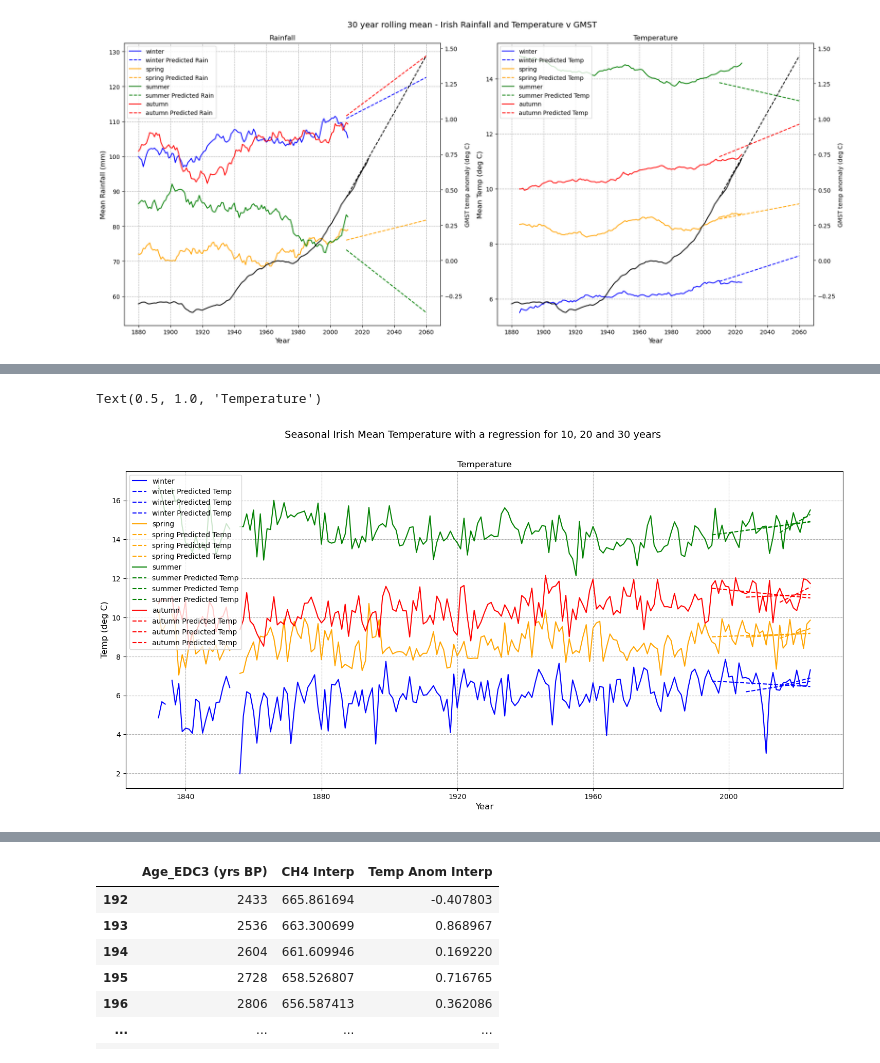
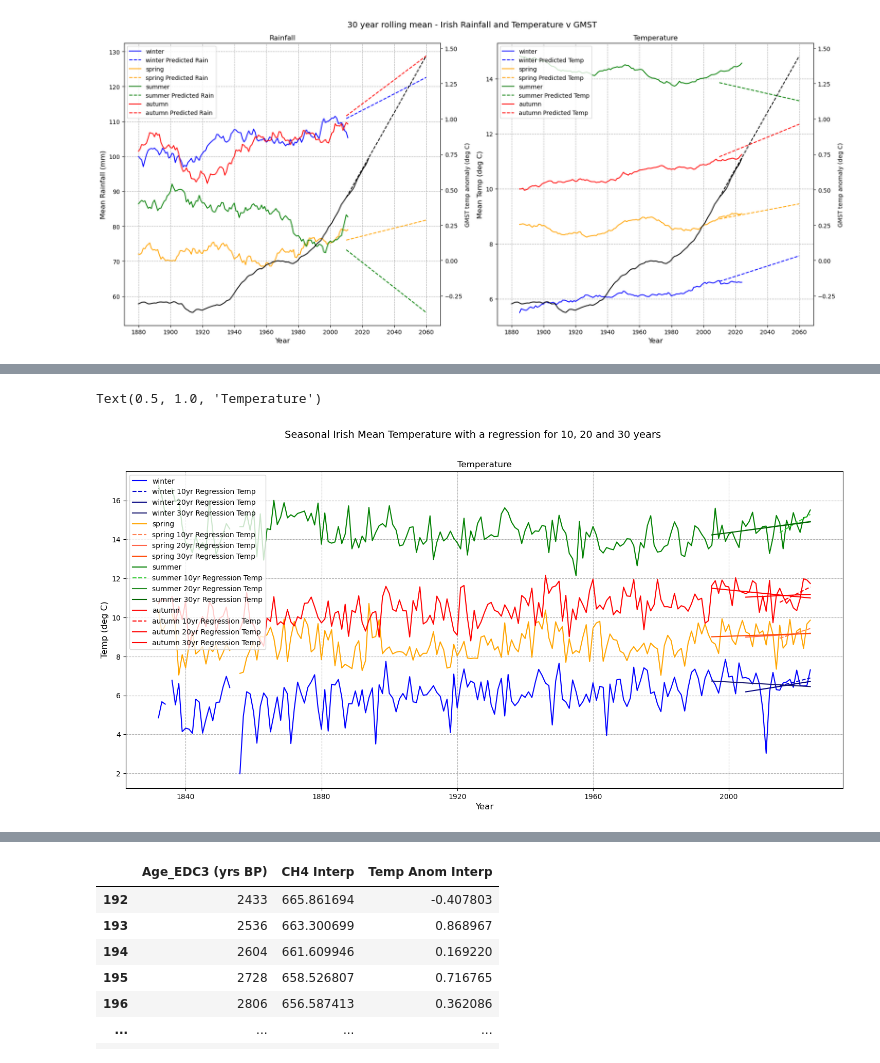
Before and after one commit to Eilis9/PfDA_Project2, a Jupyter notebook: analysis.ipynb, the cells around one changed output, grey strips where cells are left out. Cells and saved outputs as stored; diff of their text form; code cells hidden in the pictures.

```diff
--- a/analysis.ipynb
+++ b/analysis.ipynb
@@ -99,6 +100,15 @@ def assign_season_class(the_data, the_class, months):
 # return the rolling mean
 def rolling_seasonal_mean(data, window, step):
   return data.rolling(window, step=step).mean()
+
+# Add datetime index to a dataframe for a list of years
+def add_datetime(the_data, years):
+  the_data['Year'] = years
+  the_data['Month'] = 12
+  the_data['Day'] = 31
+  the_data['datetime'] = pd.to_datetime(the_data[['Year', 'Month', 'Day']])
+  the_data.set_index('datetime', inplace=True)
+  return the_data
 # %% [markdown]
 ## The CO2 and Temperature Anomaly Plot (800kyrs BP - present)
 
@@ -705,8 +703,11 @@ fig.tight_layout()
 # %%
-regression_time_period = [5, 10, 15, 20, 25, 30, 35, 40]
+
 regression_value_10yrs = pd.DataFrame()
 regression_value_20yrs = pd.DataFrame()
 regression_value_30yrs = pd.DataFrame()
+reg_plot_colours_10=['mediumblue', 'coral', 'limegreen', 'r' ]
+reg_plot_colours_20=['navy', 'tomato', 'forestgreen', 'r' ]
+reg_plot_colours_30=['midnightblue', 'orangered', 'darkgreen', 'r' ]
 
 seasonal_means = [yearly_season_mean_winter, yearly_season_mean_spring, yearly_season_mean_summer, yearly_season_mean_autumn]
 
@@ -729,52 +730,38 @@ for i, season in enumerate(seasonal_means):
   pred_temp_10 = regres_temp_10[3].predict(year_10yrs_reshape)
   regression_value_10yrs[f'{i} temp (deg C)'] = pred_temp_10
   # 20 yr
   irish_met_20yr = the_data[((the_data['Year'] >= year_20yrs[0]) & (the_data['Year'] <= year_20yrs[-1]))]
   irish_met_20yr = irish_met_20yr.reset_index(drop=True)
   regres_temp_20 = lin_reg(irish_met_20yr['Year'], irish_met_20yr['Mean Irish Air temp (deg C)'])
   pred_temp_20 = regres_temp_20[3].predict(year_20yrs_reshape)
   regression_value_20yrs[f'{i} temp (deg C)'] = pred_temp_20
   # 30 yr
   irish_met_30yr = the_data[((the_data['Year'] >= year_30yrs[0]) & (the_data['Year'] <= year_30yrs[-1]))]
   irish_met_30yr = irish_met_30yr.reset_index(drop=True)
   regres_temp_30 = lin_reg(irish_met_30yr['Year'], irish_met_30yr['Mean Irish Air temp (deg C)'])
   pred_temp_30 = regres_temp_30[3].predict(year_30yrs_reshape)
   regression_value_30yrs[f'{i} temp (deg C)'] = pred_temp_30
 
-regression_value_10yrs['Year'] = year_10yrs
-regression_value_10yrs['Month'] = 12
-regression_value_10yrs['Day'] = 31
-regression_value_10yrs['datetime'] = pd.to_datetime(regression_value_10yrs[['Year', 'Month', 'Day']])
-regression_value_10yrs.set_index('datetime', inplace=True)
-
-regression_value_20yrs['Year'] = year_20yrs
-regression_value_20yrs['Month'] = 12
-regression_value_20yrs['Day'] = 31
-regression_value_20yrs['datetime'] = pd.to_datetime(regression_value_20yrs[['Year', 'Month', 'Day']])
-regression_value_20yrs.set_index('datetime', inplace=True)
-
-regression_value_30yrs['Year'] = year_30yrs
-regression_value_30yrs['Month'] = 12
-regression_value_30yrs['Day'] = 31
-regression_value_30yrs['datetime'] = pd.to_datetime(regression_value_30yrs[['Year', 'Month', 'Day']])
-regression_value_30yrs.set_index('datetime', inplace=True)
-
+# Add datetime to the dataframes
+regression_value_10yrs = add_datetime(regression_value_10yrs, year_10yrs)
+regression_value_20yrs = add_datetime(regression_value_20yrs, year_20yrs)
+regression_value_30yrs = add_datetime(regression_value_30yrs, year_30yrs)
 
 fig, axs = plt.subplots(1, figsize=(18, 8))
 fig.suptitle("Seasonal Irish Mean Temperature with a regression for 10, 20 and 30 years", fontsize=14)
 plot_colours=['b', 'orange', 'g', 'r' ]
 for i, season in enumerate(seasons_dict.keys()):
     the_data = seasonal_means[i]
     axs.plot(the_data['Mean Irish Air temp (deg C)'], label=season, color=plot_colours[i])
-    axs.plot(regression_value_10yrs[f'{i} temp (deg C)'], label=f'{season} Predicted Temp', color=plot_colours[i], linestyle='--')
-    axs.plot(regression_value_20yrs[f'{i} temp (deg C)'], label=f'{season} Predicted Temp', color=plot_colours[i], linestyle='--')
-    axs.plot(regression_value_30yrs[f'{i} temp (deg C)'], label=f'{season} Predicted Temp', color=plot_colours[i], linestyle='--')
+    axs.plot(regression_value_10yrs[f'{i} temp (deg C)'], label=f'{season} 10yr Regression Temp', color=reg_plot_colours_10[i], linestyle='--')
+    axs.plot(regression_value_20yrs[f'{i} temp (deg C)'], label=f'{season} 20yr Regression Temp', color=reg_plot_colours_20[i])
+    axs.plot(regression_value_30yrs[f'{i} temp (deg C)'], label=f'{season} 30yr Regression Temp', color=reg_plot_colours_30[i])
 
 axs.legend()
 axs.grid(linestyle='--')
 axs.set_ylabel('Temp (deg C)', fontsize=12)
 axs.set_xlabel('Year', fontsize=12)
 axs.set_title("Temperature")
 # %% [output]
 Text(0.5, 1.0, 'Temperature')
-[figure, old version]
+[figure, new version]
```
Also changed, not shown: parts of 25 cells of this notebook.
